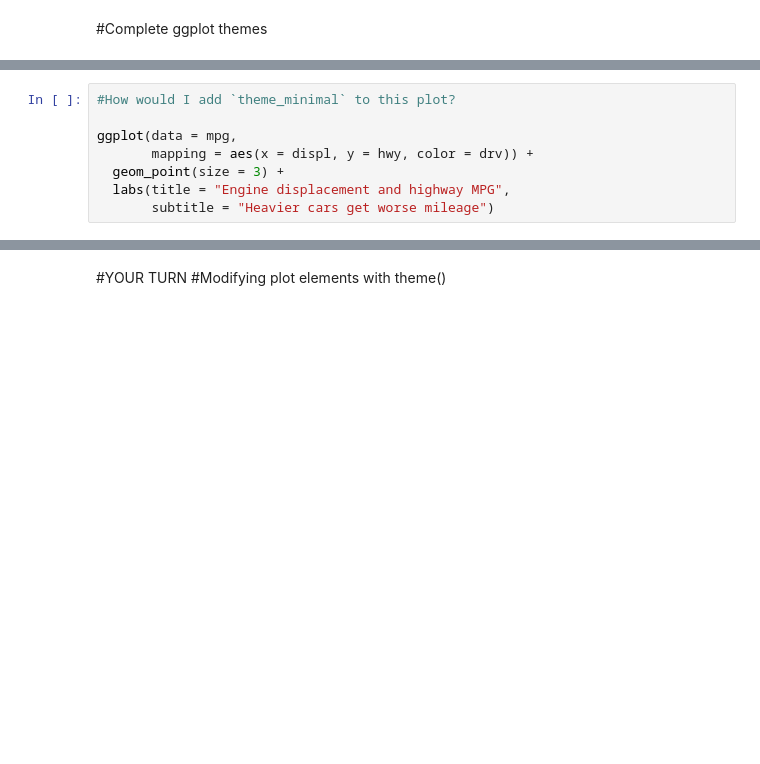
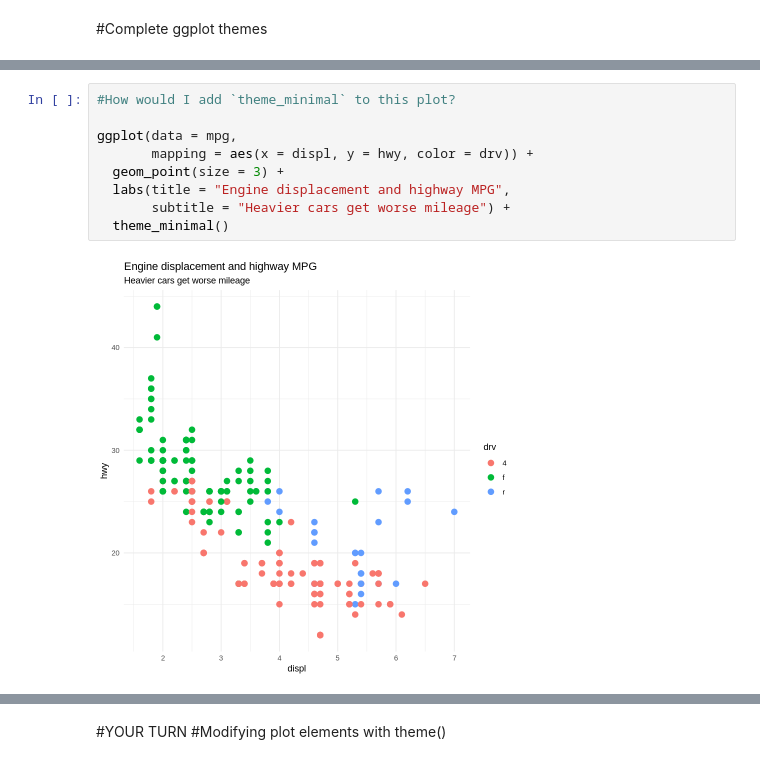
Before and after one commit to xenidegracia/DataVizClassNotes, a Jupyter notebook: Themes.ipynb, the cells around one changed output, grey strips where cells are left out. Drawn from its saved outputs; the diff is of its cells as text; blank space fills up the shorter version.

```diff
--- a/Themes.ipynb
+++ b/Themes.ipynb
@@ -71,11 +113,14 @@ ggplot(data = mpg,
 # %%
 #How would I add `theme_minimal` to this plot?
 
 ggplot(data = mpg,
        mapping = aes(x = displ, y = hwy, color = drv)) +
   geom_point(size = 3) +
   labs(title = "Engine displacement and highway MPG",
-       subtitle = "Heavier cars get worse mileage")
+       subtitle = "Heavier cars get worse mileage") +
+  theme_minimal()
+# %% [output]
+[figure, added]
 # %%
 #How do I use `theme_minimal` with a base size of 16?
 
```
Also changed, not shown: parts of 19 cells of this notebook.
